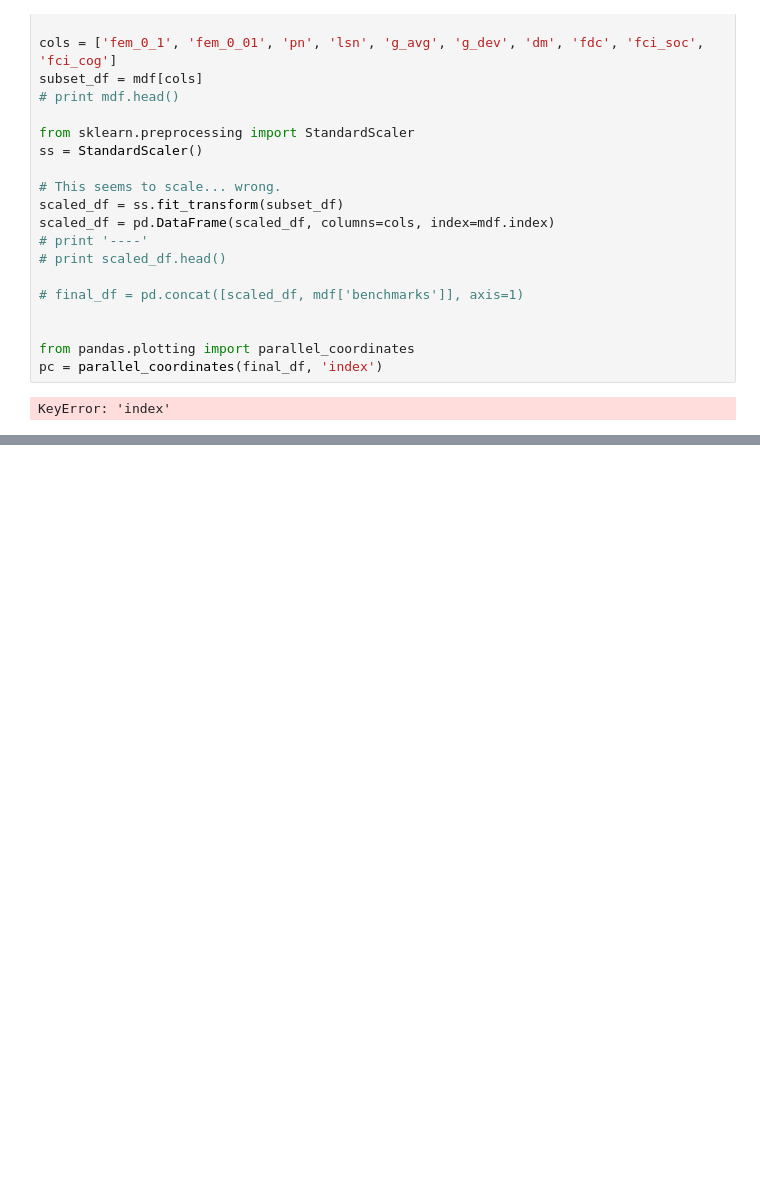
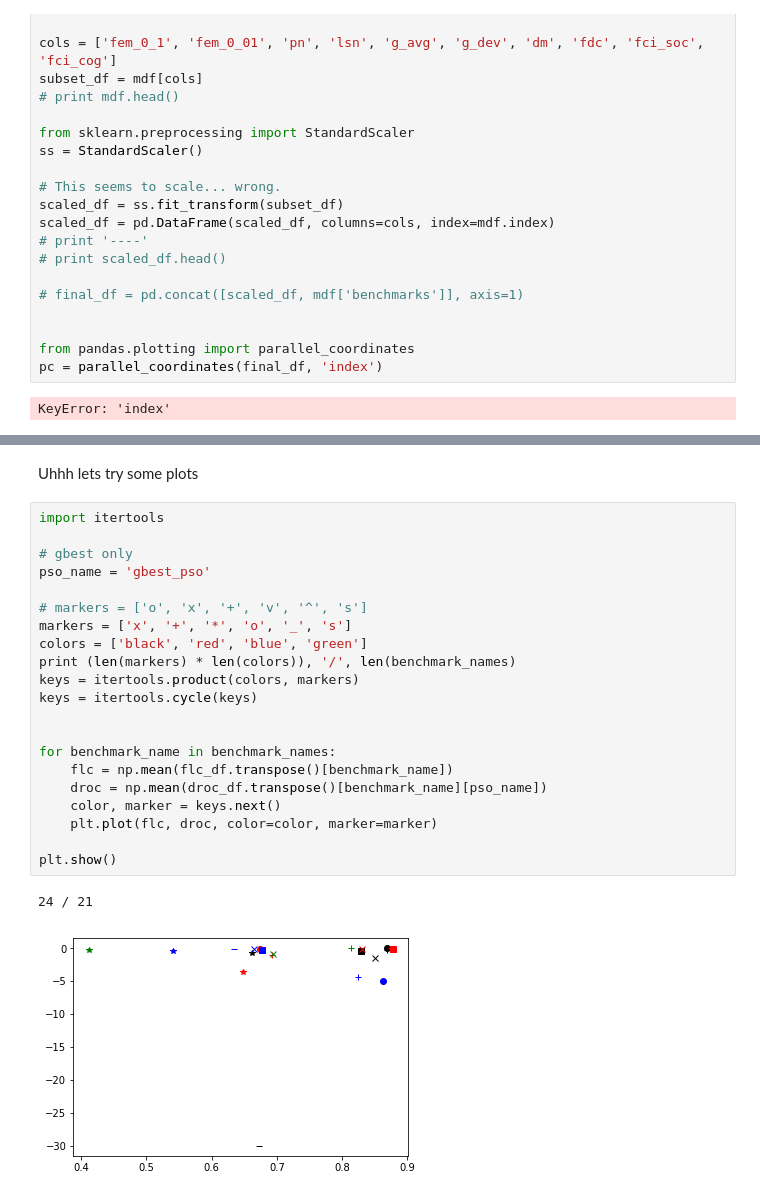
Before and after one commit to phlippieb/mpy, a Jupyter notebook: FLCs.ipynb, the cells around one changed output, grey strips where cells are left out. Drawn from its saved outputs; the diff is of its cells as text; blank space fills up the shorter version.

```diff
--- a/FLCs.ipynb
+++ b/FLCs.ipynb
@@ -725,0 +849,26 @@ KeyError: 'index'
+# %% [markdown]
+Uhhh lets try some plots
+# %%
+import itertools
+
+# gbest only
+pso_name = 'gbest_pso'
+
+# markers = ['o', 'x', '+', 'v', '^', 's']
+markers = ['x', '+', '*', 'o', '_', 's']
+colors = ['black', 'red', 'blue', 'green']
+print (len(markers) * len(colors)), '/', len(benchmark_names)
+keys = itertools.product(colors, markers)
+keys = itertools.cycle(keys)
+
+
+for benchmark_name in benchmark_names:
+    flc = np.mean(flc_df.transpose()[benchmark_name])
+    droc = np.mean(droc_df.transpose()[benchmark_name][pso_name])
+    color, marker = keys.next()
+    plt.plot(flc, droc, color=color, marker=marker)
+
+plt.show()
+# %% [output]
+24 / 21
+[figure, added]
```
Also changed, not shown: parts of 8 cells of this notebook.
